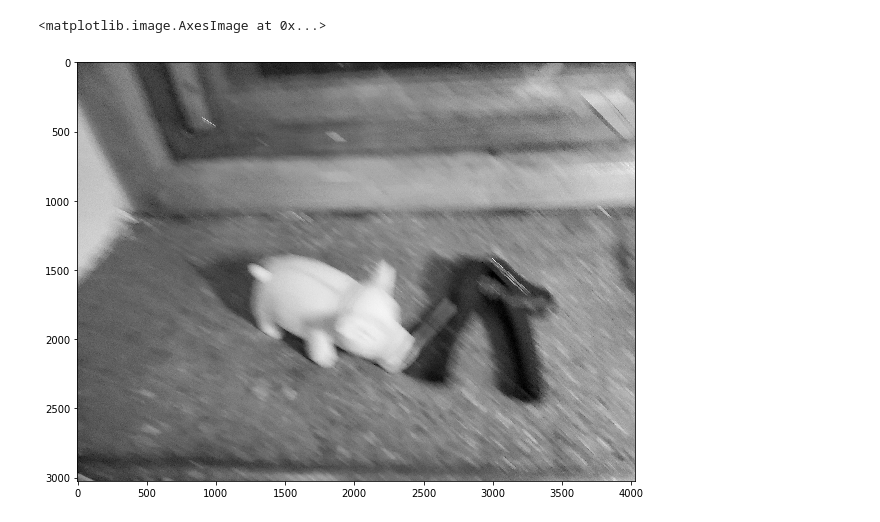
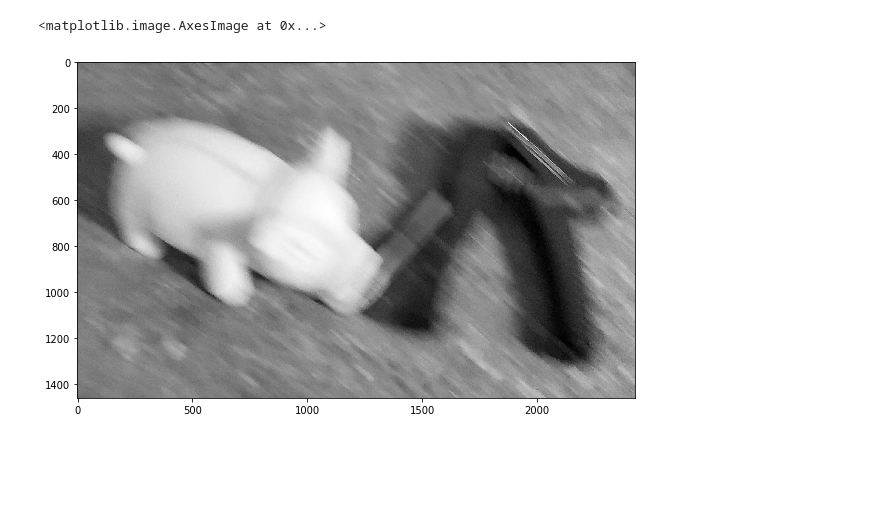
Before and after one commit to lePossum/Diploma, a Jupyter notebook: cur_work/Diploma_work.ipynb, the cells around one changed output. Drawn from its saved outputs; the diff is of its cells as text; code cells hidden in the pictures; blank space fills up the shorter version.

```diff
--- a/cur_work/Diploma_work.ipynb
+++ b/cur_work/Diploma_work.ipynb
@@ -204,7 +213,7 @@ s = str(datetime.now())
 save_dir = '../res_' + s[8:10] + '_' + s[5:7] + '/'
 
 # filename = "mb0.jpg"
-filename = "pig_big.jpg"
+filename = "low_pig.jpg"
 
 img = rgb2gray(plt.imread(work_dir + filename))
 # img = rgb2gray(plt.imread("pig_rotated.png"))
@@ -218,4 +227,4 @@ Wall time: 1.1 s
 <matplotlib.image.AxesImage at 0x...>
-[figure, old version]
+[figure, new version]
 # %%
 %%time
```
Also changed, not shown: parts of 7 cells of this notebook, 18 other files.
